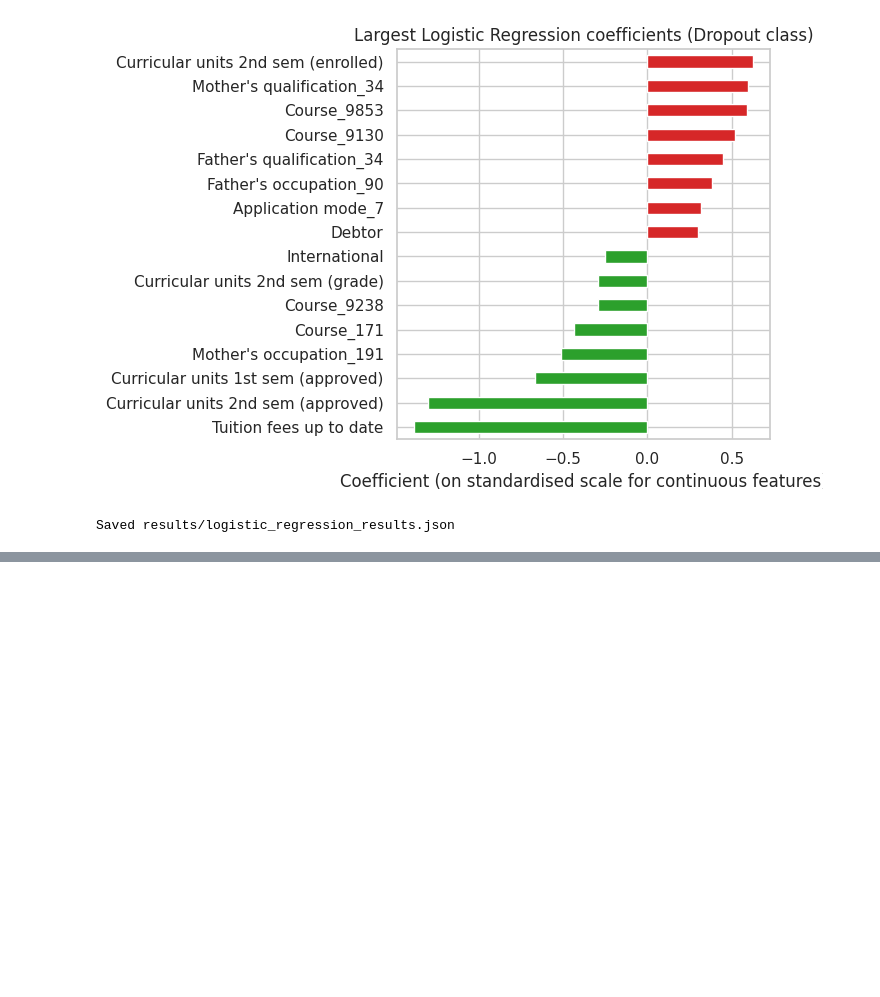
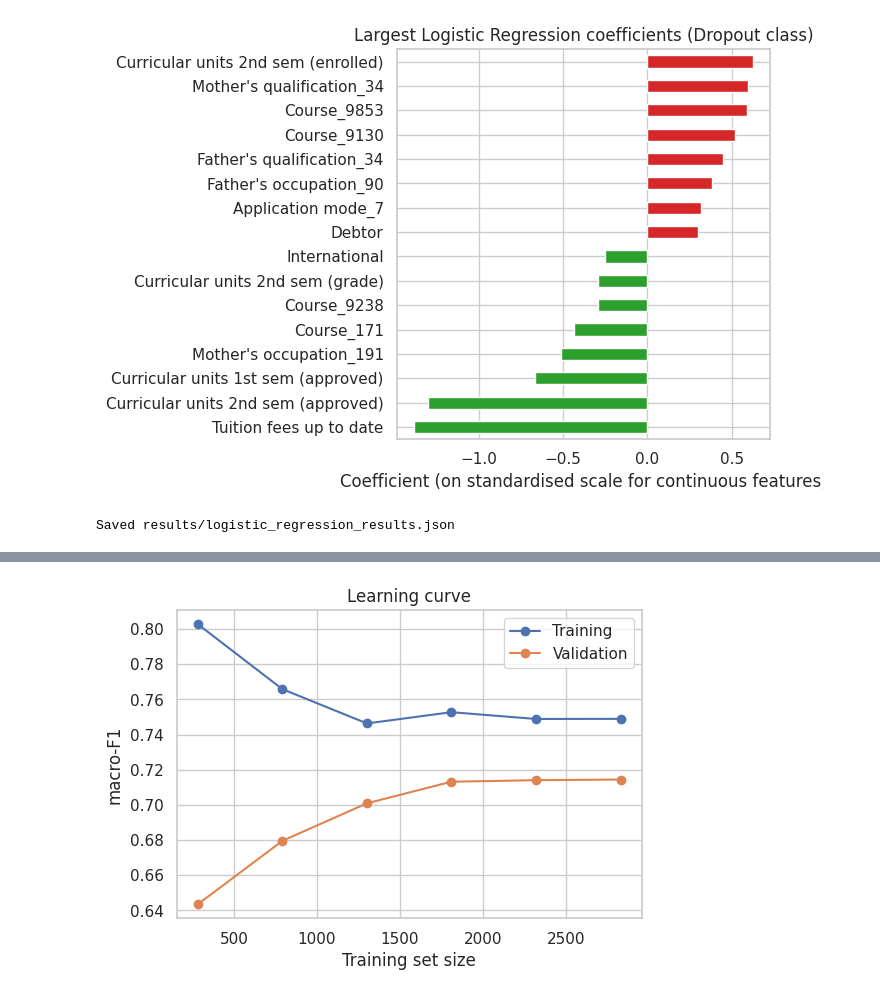
Before and after one commit to LoshithaAI/ML-Assignment, a Jupyter notebook: notebooks/logistic_regression.ipynb, the cells around one changed output, grey strips where cells are left out. Saved outputs shown, nothing was run; the diff lists cells and outputs as text; code cells hidden in the pictures; blank space fills up the shorter version.

```diff
--- a/notebooks/logistic_regression.ipynb
+++ b/notebooks/logistic_regression.ipynb
@@ -581,0 +642,13 @@ Saved results/logistic_regression_results.json
+# %%
+sizes, tr_scores, va_scores = learning_curve(
+    build_pipeline(num_cols, C=best_C, class_weight=best_cw), X_train, y_train,
+    train_sizes=np.linspace(0.1, 1.0, 6), cv=cv, scoring="f1_macro", n_jobs=-1)
+
+plt.figure(figsize=(6, 4))
+plt.plot(sizes, tr_scores.mean(axis=1), marker="o", label="Training")
+plt.plot(sizes, va_scores.mean(axis=1), marker="o", label="Validation")
+plt.xlabel("Training set size"); plt.ylabel("macro-F1"); plt.legend()
+plt.title("Learning curve")
+plt.show()
+# %% [output]
+[figure, added]
```
Also changed, not shown: parts of 3 cells of this notebook.
